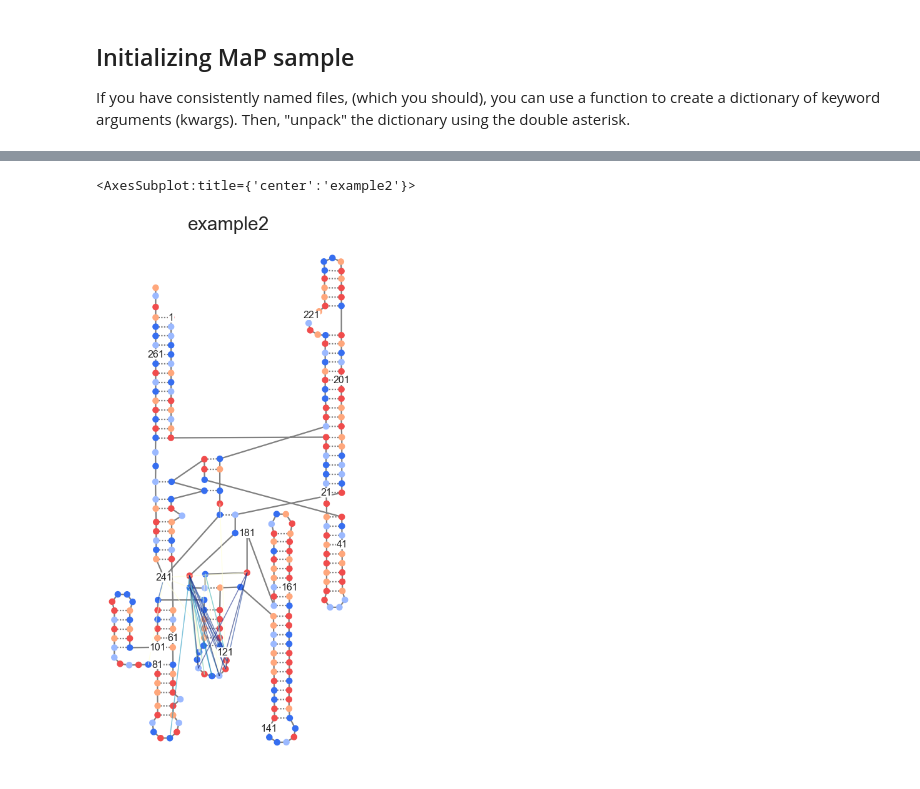
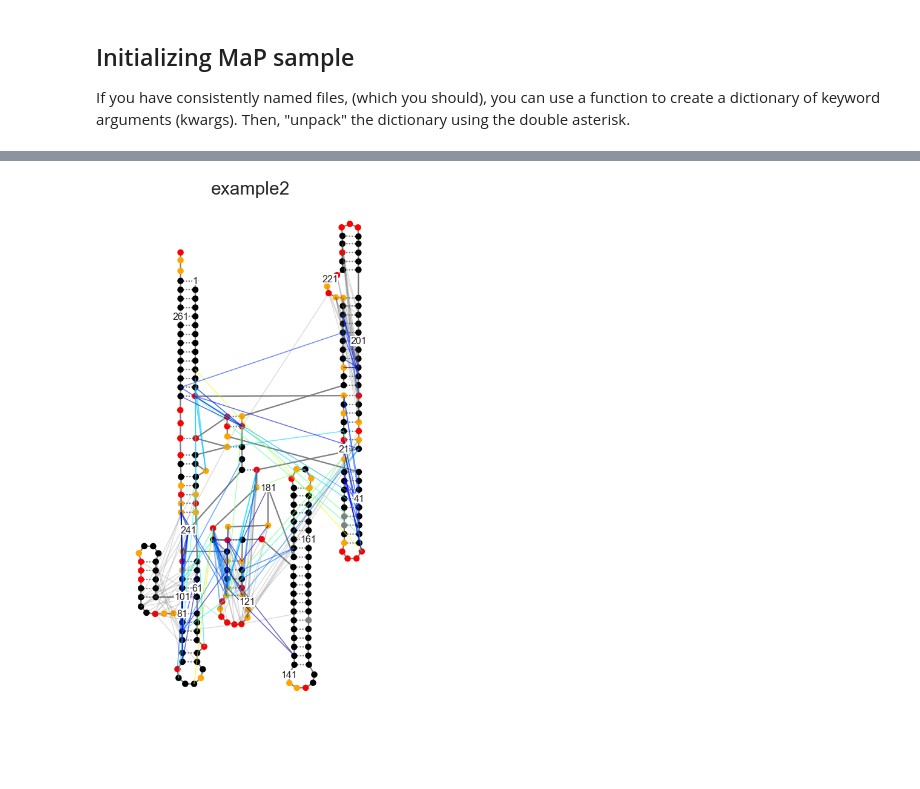
Before and after one commit to Weeks-UNC/RNAvigate, a Jupyter notebook: JNB-example/ss_test.ipynb, the cells around one changed output, grey strips where cells are left out. Cells and saved outputs as stored; diff of their text form; code cells hidden in the pictures.

Commit message:
Many changes, most plots should be working.

```diff
--- a/JNB-example/ss_test.ipynb
+++ b/JNB-example/ss_test.ipynb
@@ -44,7 +44,7 @@ def kwargs(sample):
     kwargs["deletions"] = path+"example-rnasep-deletions.txt"
     kwargs["fasta"] = path+"RNaseP-noSC.fasta"
     kwargs["pdb"] = path+"3dhs_Correct.pdb"
-    kwargs["pdb_name"] = "3dhs"
+    kwargs["chain"] = "A"
     return kwargs
 
 example = MaP.Sample(**kwargs("example2"))
@@ -61,5 +51,4 @@ example.make_ss(ij_data="rings", metric="Statistic", Statistic=20, cdAbove=20)
 # %%
-example.make_ss(ij_data="deletions", Percentile=0.95, colorby="sequence", ss_only=True)
+example.make_ss("deletions", metric="Distance", Percentile=0.98)
 # %% [output]
-<AxesSubplot:title={'center':'example2'}>
-[figure, old version]
+[figure, new version]
```
Also changed, not shown: parts of 7 cells of this notebook, 21 other files.
